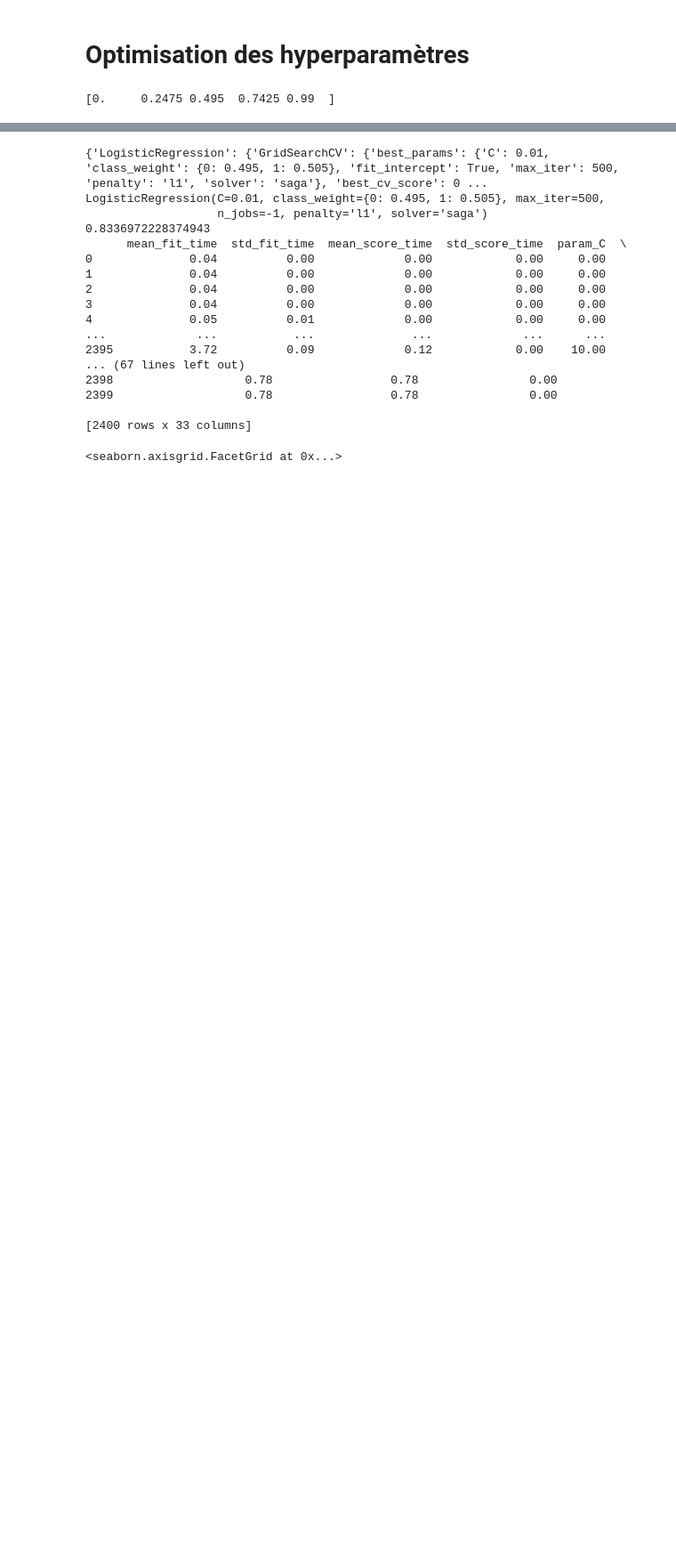
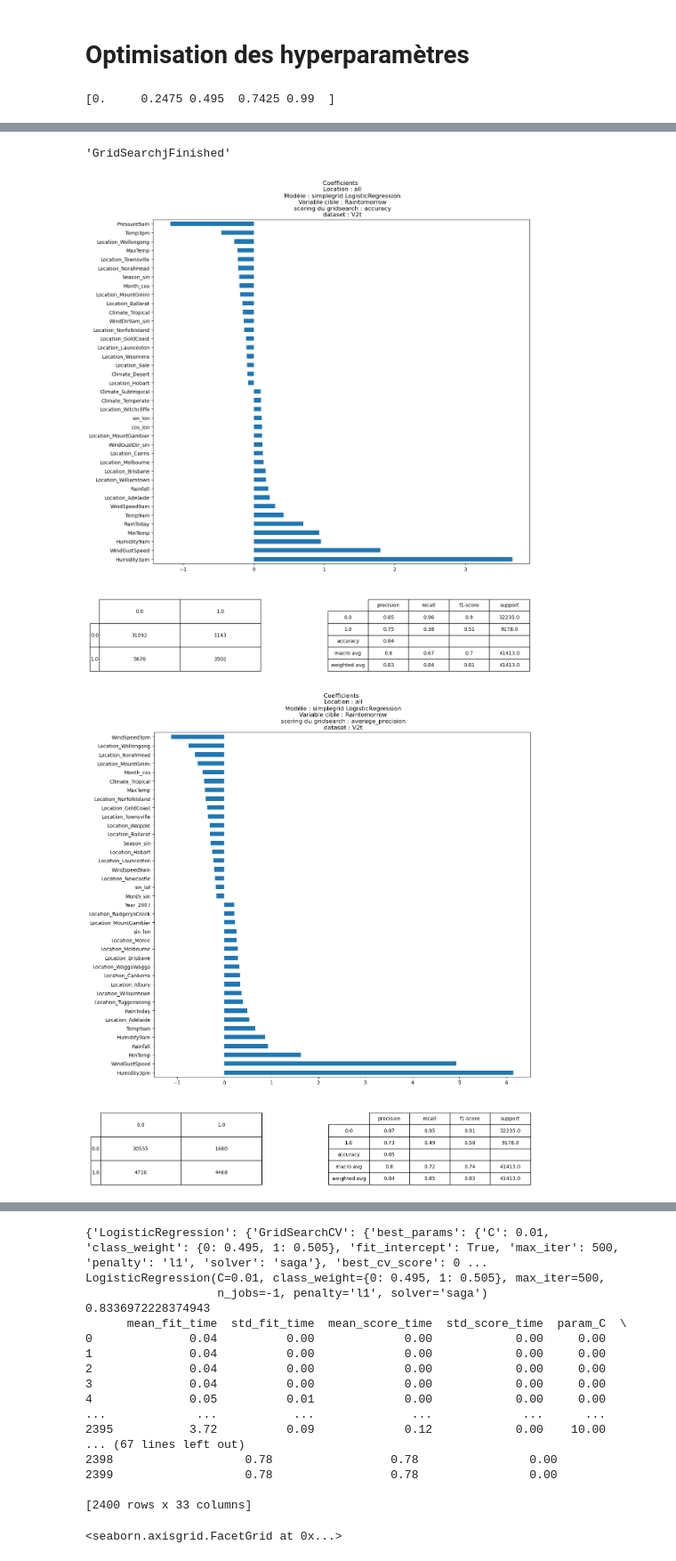
Before and after one commit to alastirm/NOV24_MLOPS_METEO, a Jupyter notebook: src/modelling_global_VF.ipynb, the cells around one changed output, grey strips where cells are left out. Shown at 89% size. Cells and saved outputs as stored; diff of their text form; code cells hidden in the pictures; blank space fills up the shorter version.

```diff
--- a/src/modelling_global_VF.ipynb
+++ b/src/modelling_global_VF.ipynb
@@ -540,17 +754,0 @@ LogisticRegression(C=0.01, class_weight={0: 0.2475, 1: 0.7525}, max_iter=500,
-# %%
-# fit et sauvegarde (pickle, résultats) le meilleur modèle
-best_params_lr = results_search_lr2["LogisticRegression"]["GridSearchCV"]["best_params"]
-lr_best = LogisticRegression(**results_search_lr2["LogisticRegression"]["GridSearchCV"]["best_params"],
-                             n_jobs=-1)
-
-models_select_best = {
-    'LogisticRegression': LogisticRegression(max_iter = 500, n_jobs=-1),
-    'LogisticRegression_weighted': LogisticRegression(max_iter = 500, n_jobs=-1, class_weight =  {0: 3, 1: 1}),
-    'LogisticRegression_tuned': lr_best,
-}
-
-report, cm, models = \
-    mf.fit_models(models_select_best, X_train_V2t_scaled,
-               X_test_V2t_scaled, y_train_V2t, y_test_V2t,
-               save_model = True, save_models_dir="/global/bestlargegrid_V2t_",
-               save_results=True, save_results_dir="Best/bestlargegrid_V2t_")
@@ -616,0 +759,25 @@ Fitting 3 folds for each of 2400 candidates, totalling 7200 fits
+# %%
+# tuning LR basique sur V2
+model_name = 'LogisticRegression'
+model = LogisticRegression(max_iter=500, n_jobs=-1)
+dataset = "V2t"
+modeling_batch = "simplegrid"
+
+# métriques de grid search
+grid_metrics = {"accuracy" : make_scorer(accuracy_score),
+                "average_precision" : make_scorer(average_precision_score),
+                "f1_score" : make_scorer(f1_score),
+                "f2_score" : make_scorer(fbeta_score, beta=0.5, pos_label=1)}
+
+variable_cible = "Raintomorrow"
+param_grids = param_grids1
+n_coef_graph = 40
+
+X_train_search, X_test_search, y_train_search,  y_test_search = \
+    X_train_V2t_scaled, X_test_V2t_scaled, y_train_V2t,  y_test_V2t
+
+
+mf.modeling_global(model_name, model, dataset, modeling_batch, param_grids,
+                    grid_metrics, variable_cible, n_coef_graph,
+                    X_train_search, X_test_search, y_train_search, y_test_search)
+# %% [output]
@@ -616,0 +801,3 @@ Fitting 3 folds for each of 2400 candidates, totalling 7200 fits
+'GridSearchjFinished'
+[figure, added]
+[figure, added]
```
Also changed, not shown: parts of 42 cells of this notebook, 2 other files.
